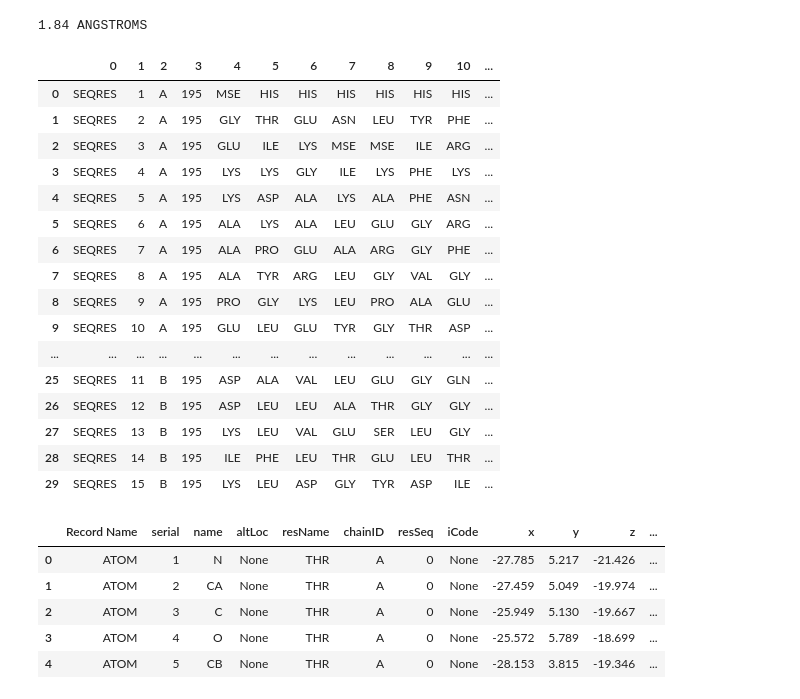
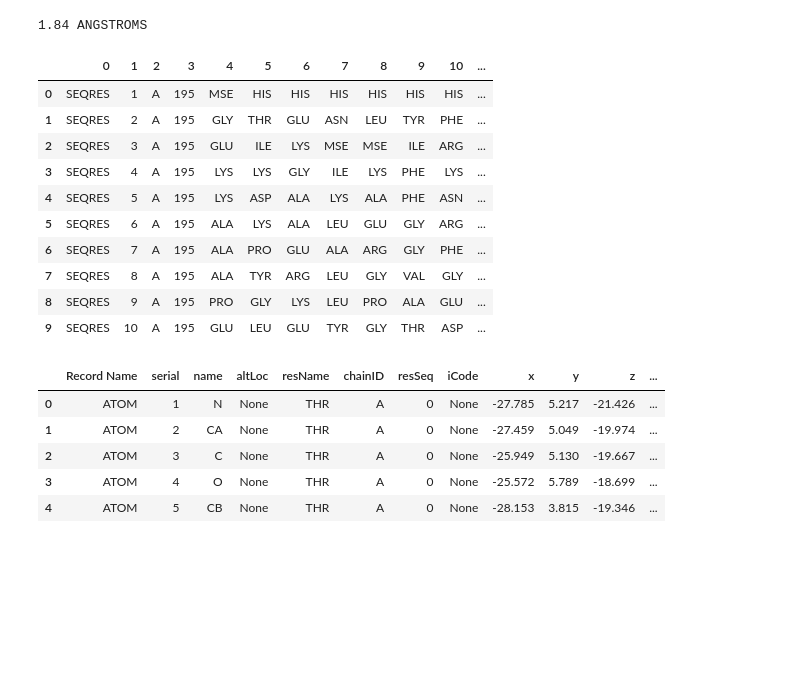
Before and after one commit to ZJYgrp/IntEnzyDB, a Jupyter notebook: Li_Yuan_work.ipynb, the cells around one changed output. Cells and saved outputs as stored; diff of their text form; code cells hidden in the pictures; blank space fills up the shorter version.

```diff
--- a/Li_Yuan_work.ipynb
+++ b/Li_Yuan_work.ipynb
@@ -480,7 +484,7 @@ class pdb:
                     else:
                         break
                 return(res.rstrip())
-        warnings.warn("This pdb file doesn't have this field.")
+        warnings.warn("This pdb file doesn't have enzyme type.")
 
     def get_name(self):
         """get molecue name of this pdb"""
@@ -496,7 +500,7 @@ class pdb:
                 else:
                     res = res.rstrip() + self.list[self.list.index(line)+1][11:]
                     return(res[:res.find(";")])
-        warnings.warn("This pdb file doesn't have this field.")
+        warnings.warn("This pdb file doesn't have name field.")
 
     def get_organism_name(self):
         """get organism name of this pdb"""
@@ -508,7 +512,7 @@ class pdb:
             if "ORGANISM_SCIENTIFIC:" in line:
                 res = line[line.find("ORGANISM_SCIENTIFIC:")+21:]
                 return(res[:res.find(";")])
-        warnings.warn("This pdb file doesn't have this field.")
+        warnings.warn("This pdb file doesn't have organism name field.")
 
     def get_organism_taxid(self):
         """get organism taxid of this pdb"""
@@ -520,7 +524,7 @@ class pdb:
             if "ORGANISM_TAXID:" in line:
                 res = line[line.find("ORGANISM_TAXID:")+16:]
                 return(res[:res.find(";")])
-        warnings.warn("This pdb file doesn't have this field.")
+        warnings.warn("This pdb file doesn't have organism tax id field.")
 
     def get_chain_id(self):
         """get chain id of this pdb"""
@@ -528,11 +532,14 @@ class pdb:
         if self.list == None:
             warnings.warn("This pdb id file doesn't have a pdb format file")
             return None
+        chain_id = ""
         for line in self.list:
             if "CHAIN:" in line:
                 res = line[line.find("CHAIN:")+7:]
-                return(res[:res.find(";")])
-        warnings.warn("This pdb file doesn't have this field.")
+                chain_id += res[:res.find(";")] + ", "
+        if chain_id:
+            return chain_id.rstrip(", ")
+        warnings.warn("This pdb file doesn't have chain id field.")
 
 
     def get_ec_number(self):
@@ -545,7 +552,7 @@ class pdb:
             if "EC:" in line:
                 res = line[line.find("EC:")+4:]
                 return(res[:res.find(";")])
-        warnings.warn("This pdb file doesn't have this field.")
+        warnings.warn("This pdb file doesn't have EC number field.")
 
     def get_strain(self):
         """get strain of this pdb"""
@@ -557,7 +564,7 @@ class pdb:
             if "STRAIN:" in line:
                 res = line[line.find("STRAIN:")+8:]
                 return(res[:res.find(";")])
-        warnings.warn("This pdb file doesn't have this field.")
+        warnings.warn("This pdb file doesn't have this strain field.")
 
     def get_gene(self):
         """get gene of this pdb"""
@@ -569,7 +576,7 @@ class pdb:
             if "GENE:" in line:
                 res = line[line.find("GENE:")+6:]
                 return(res[:res.find(";")])
-        warnings.warn("This pdb file doesn't have this field.")
+        warnings.warn("This pdb file doesn't have this gene field.")
 
     def get_resolution(self):
         """get resolution of this pdb"""
@@ -586,7 +593,7 @@ class pdb:
                         res = line[num:]
                         break
                 return(res[:res.find("ANGSTROMS.")+9])
-        warnings.warn("This pdb file doesn't have this field.")
+        warnings.warn("This pdb file doesn't have this resolution field.")
 
     def get_seqres(self):
         """get the seqres sequence of a pdb file"""
@@ -599,7 +606,7 @@ class pdb:
             if line[:6] == "SEQRES":
                 list_se.append(line)
         if list_se == []:
-            warnings.warn("This pdb file doesn't have this field.")
+            warnings.warn("This pdb file doesn't have Seqres sequence field.")
             return(None)
         list_se = [s.split() for s in list_se]
         df = pd.DataFrame(list_se)
@@ -618,7 +625,7 @@ class pdb:
                 list_atom.append(line)
 
         if list_atom == []:
-            warnings.warn("This pdb file doesn't have this field.")
+            warnings.warn("This pdb file doesn't have atom and hetatm field.")
             return None
         list_s_atom = []
         # according to the string position to make a list of each row
@@ -720,7 +727,7 @@ class pdb:
                 res = line
 
         if res == None:
-            warnings.warn("This pdb file doesn't have this field.")
+            warnings.warn("This pdb file doesn't have Missing Residue field.")
             return None
 
         inx = self.list.index(res)
@@ -845,25 +852,19 @@ print(_4lza.get_resolution())
 # %% [output]
 1.84 ANGSTROMS
 # %%
-_4lza.get_seqres()
+_4lza.get_seqres()[:10]
 # %% [output]
 |  | 0 | 1 | 2 | 3 | 4 | 5 | 6 | 7 | 8 | 9 | 10 | ... |
 | 0 | SEQRES | 1 | A | 195 | MSE | HIS | HIS | HIS | HIS | HIS | HIS | ... |
 | 1 | SEQRES | 2 | A | 195 | GLY | THR | GLU | ASN | LEU | TYR | PHE | ... |
 | 2 | SEQRES | 3 | A | 195 | GLU | ILE | LYS | MSE | MSE | ILE | ARG | ... |
 | 3 | SEQRES | 4 | A | 195 | LYS | LYS | GLY | ILE | LYS | PHE | LYS | ... |
 | 4 | SEQRES | 5 | A | 195 | LYS | ASP | ALA | LYS | ALA | PHE | ASN | ... |
 | 5 | SEQRES | 6 | A | 195 | ALA | LYS | ALA | LEU | GLU | GLY | ARG | ... |
 | 6 | SEQRES | 7 | A | 195 | ALA | PRO | GLU | ALA | ARG | GLY | PHE | ... |
 | 7 | SEQRES | 8 | A | 195 | ALA | TYR | ARG | LEU | GLY | VAL | GLY | ... |
 | 8 | SEQRES | 9 | A | 195 | PRO | GLY | LYS | LEU | PRO | ALA | GLU | ... |
 | 9 | SEQRES | 10 | A | 195 | GLU | LEU | GLU | TYR | GLY | THR | ASP | ... |
-| ... | ... | ... | ... | ... | ... | ... | ... | ... | ... | ... | ... | ... |
-| 25 | SEQRES | 11 | B | 195 | ASP | ALA | VAL | LEU | GLU | GLY | GLN | ... |
-| 26 | SEQRES | 12 | B | 195 | ASP | LEU | LEU | ALA | THR | GLY | GLY | ... |
-| 27 | SEQRES | 13 | B | 195 | LYS | LEU | VAL | GLU | SER | LEU | GLY | ... |
-| 28 | SEQRES | 14 | B | 195 | ILE | PHE | LEU | THR | GLU | LEU | THR | ... |
-| 29 | SEQRES | 15 | B | 195 | LYS | LEU | ASP | GLY | TYR | ASP | ILE | ... |
 # %%
 _4lza.get_atom_and_hetatm().head(5)
 # %% [output]
```
Also changed, not shown: parts of 72 cells of this notebook.
